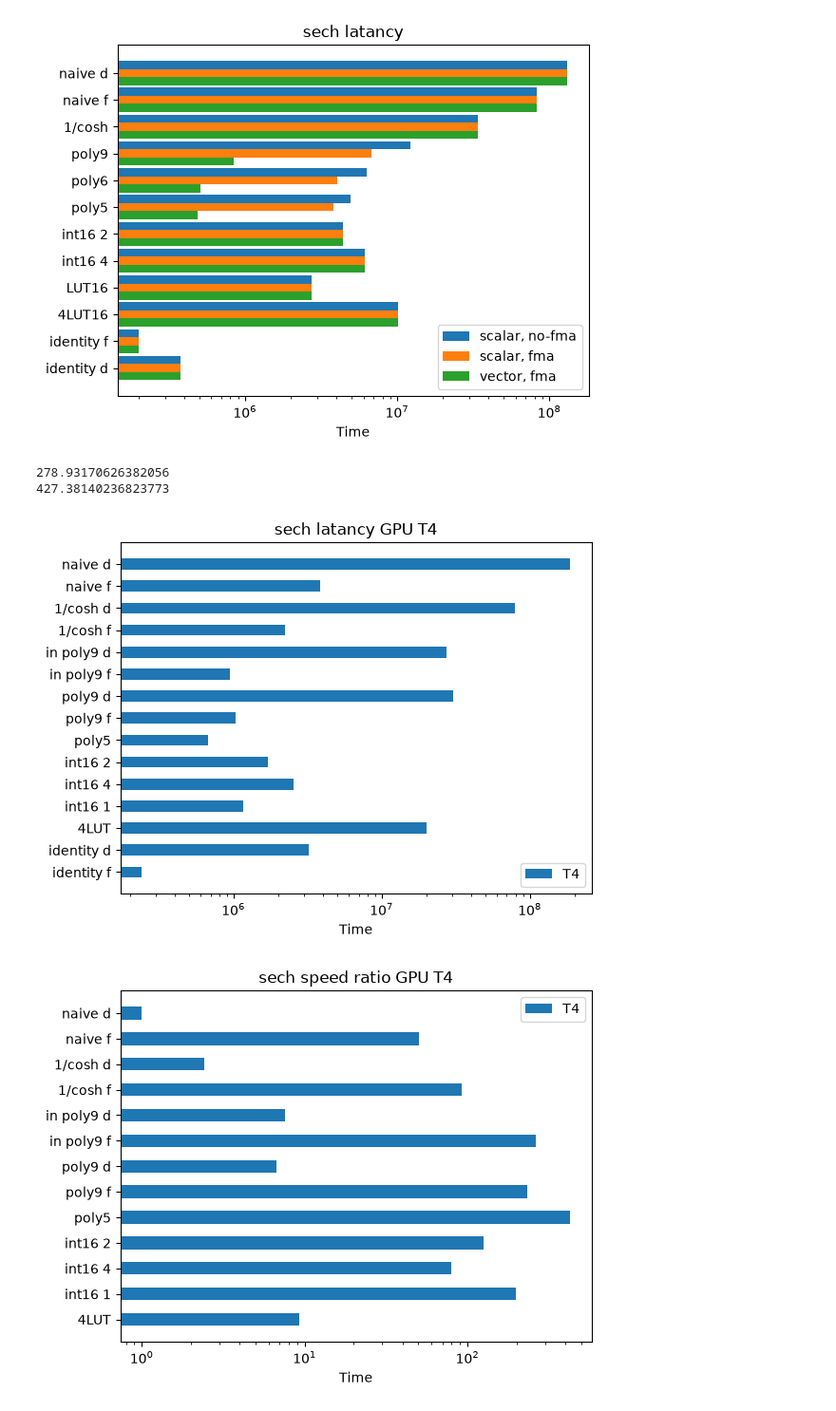
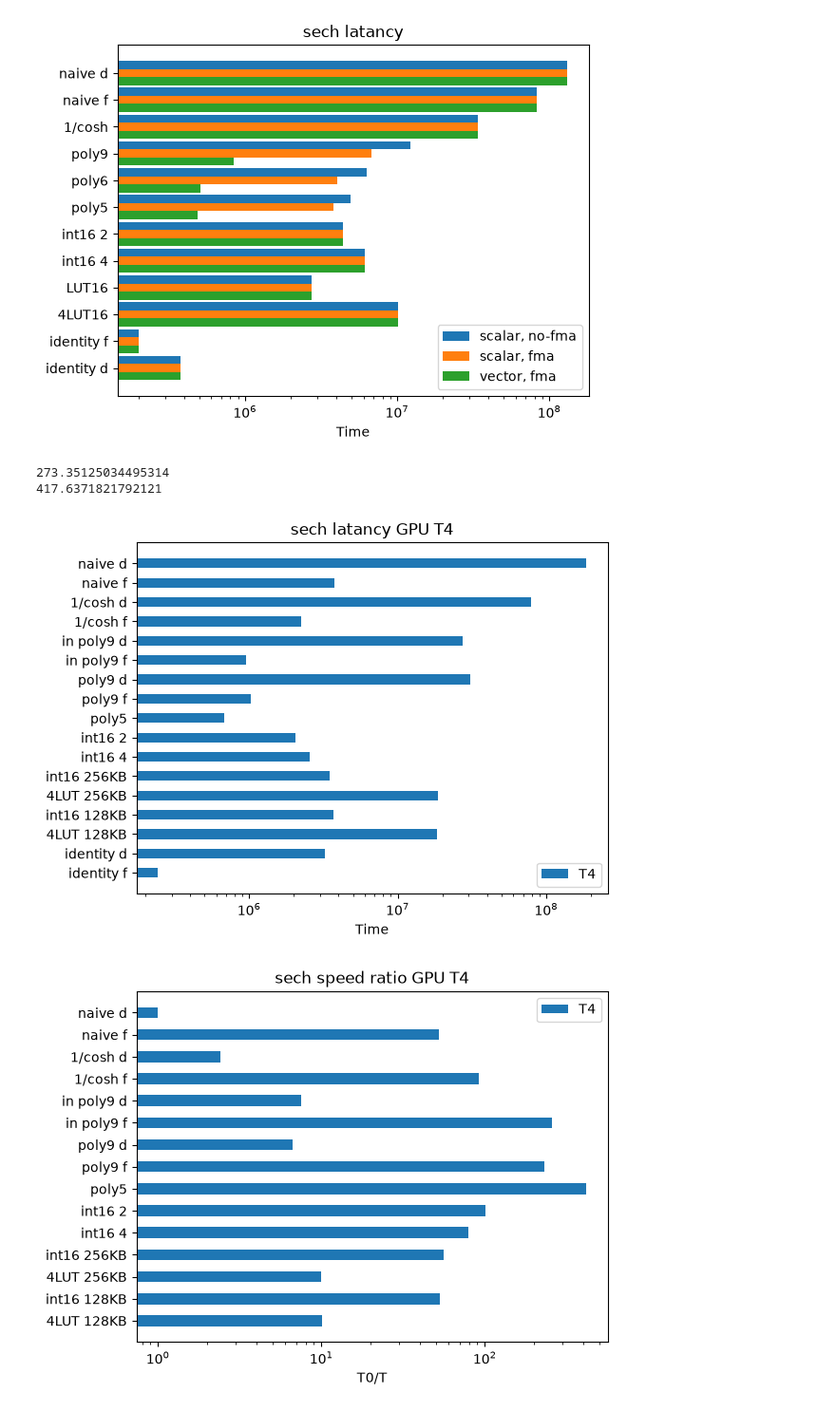
Before and after one commit to VinInn/pyTools, a Jupyter notebook: sechSpeed.ipynb, the cells around one changed output. Shown at 95% size. Cells and saved outputs as stored; diff of their text form; code cells hidden in the pictures.

```diff
--- a/sechSpeed.ipynb
+++ b/sechSpeed.ipynb
@@ -66,41 +66,43 @@ plt.show()
 [figure]
 # %%
 
-sech = ('naive d','naive f', '1/cosh d', '1/cosh f', 'in poly9 d', 'in poly9 f', 'poly9 d', 'poly9 f', 'poly5','int16 2','int16 4', 'int16 1', '4LUT', 'identity d','identity f' )
-gpuT4 = np.array([187317982,3872602,79714811,2244394,27557871,943264,30594433,1032286,671555,1699551,2561280,1164031,20055738,3244812,240855])
+sech = ('naive d','naive f', '1/cosh d', '1/cosh f', 'in poly9 d', 'in poly9 f', 'poly9 d', 'poly9 f', 'poly5','int16 2','int16 4', 'int16 256KB', '4LUT 256KB', 'int16 128KB', '4LUT 128KB', 'identity d','identity f' )
+gpuT4 = np.array(
+#[187317982,3872602,79714811,2244394,27557871,943264,30594433,1032286,671555,1699551,2561280,1164031,20055738,3244812,240855])
+[186221086,3732751,79624478,2233747,27565817,955341,30597729,1030899,681252,2063423,2561602,3497086,18558091,3697650,18283425,3237531,243112])
 
-idd = gpuT4[13]
-idf = gpuT4[14]
+idd = gpuT4[15]
+idf = gpuT4[16]
 
 print(gpuT4[0]/gpuT4[8])
 print((gpuT4[0]-idd)/(gpuT4[8]-idf))
 
 x = np.arange(len(sech))  # the label locations
 width = 0.5  # the width of a bar
 
 fig, ax = plt.subplots()
 ax.barh(x, gpuT4, width, align='center', label='T4')
 ax.yaxis.set_inverted(True)  # arrange data from top to bottom
 plt.xscale("log")
 ax.set_yticks(x,sech)
 ax.set_xlabel('Time')
 ax.set_title('sech latancy GPU T4')
 ax.legend()
 plt.show()
 
-id = np.array([idd,idf,idd,idf,idd,idf,idd,idf,idf,idf,idf,idf,idf,idd,idf])
+id = np.array([idd,idf,idd,idf,idd,idf,idd,idf,idf,idf,idf,idf,idf,idf,idf,idd,idf])
 
 fig, ax = plt.subplots()
-ax.barh(x[0:13], (gpuT4[0]-id[0])/(gpuT4-id)[0:13], width, align='center', label='T4')
+ax.barh(x[0:15], (gpuT4[0]-id[0])/(gpuT4-id)[0:15], width, align='center', label='T4')
 ax.yaxis.set_inverted(True)  # arrange data from top to bottom
 plt.xscale("log")
-ax.set_yticks(x[0:13],sech[0:13])
-ax.set_xlabel('Time')
+ax.set_yticks(x[0:15],sech[0:15])
+ax.set_xlabel('T0/T')
 ax.set_title('sech speed ratio GPU T4')
 ax.legend()
 plt.show()
 # %% [output]
-278.93170626382056
-427.38140236823773
+273.35125034495314
+417.6371821792121
-[figure, old version]
+[figure, new version]
-[figure, old version]
+[figure, new version]
```
Also changed, not shown: parts of 1 cell of this notebook, 1 other file.
